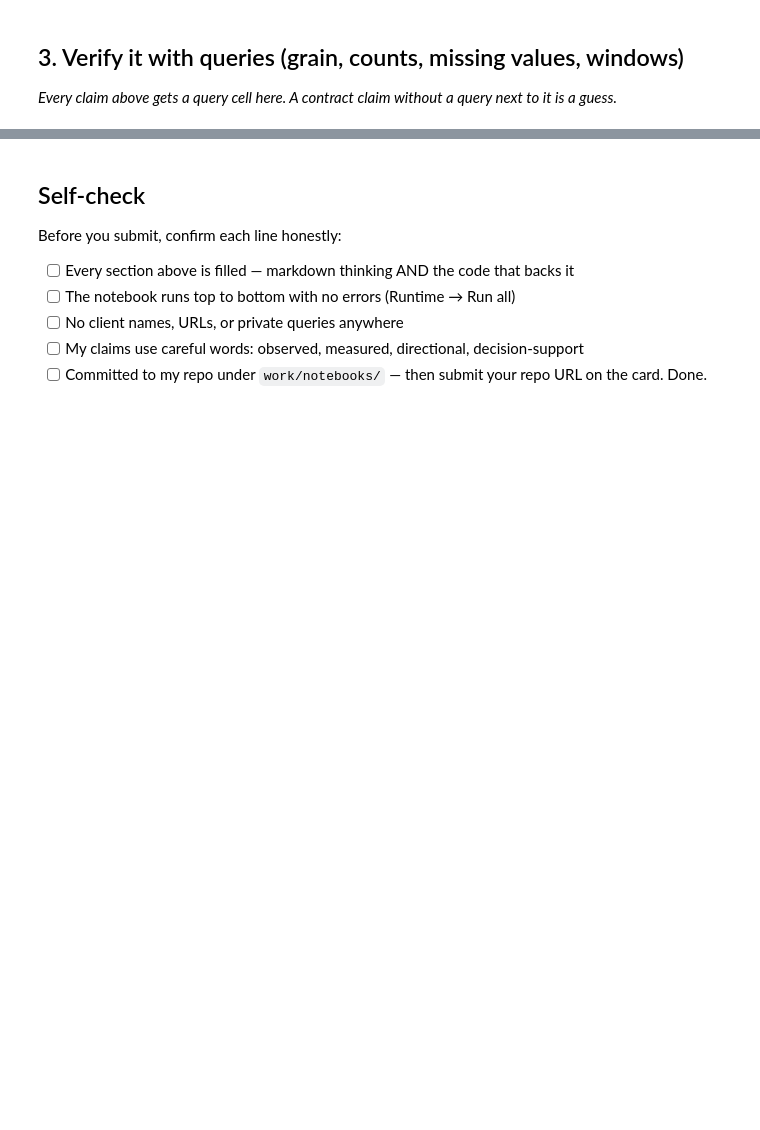
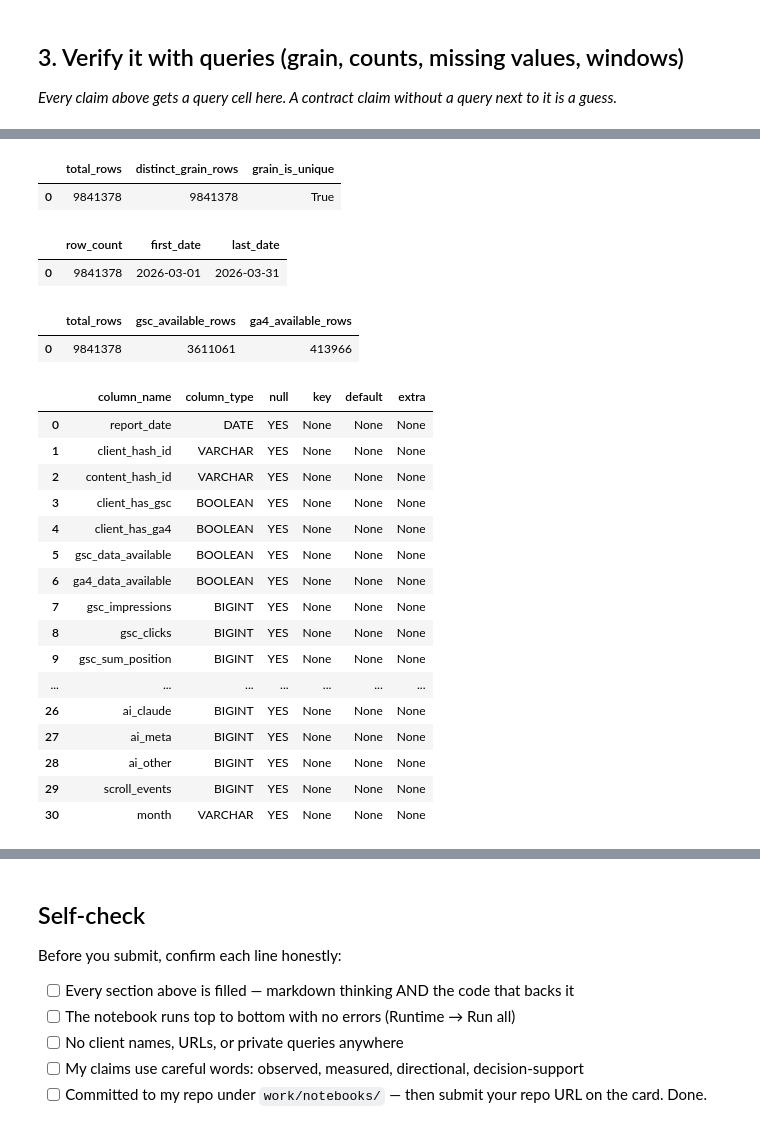
Before and after one commit to Shakir-j/flyrank-internship-ml, a Jupyter notebook: work/notebooks/w03_data_contract.ipynb, the cells around one changed output, grey strips where cells are left out. Cells and saved outputs as stored; diff of their text form; code cells hidden in the pictures; blank space fills up the shorter version.

Commit message:
Complete ML-04 data contract

```diff
--- a/work/notebooks/w03_data_contract.ipynb
+++ b/work/notebooks/w03_data_contract.ipynb
@@ -36,0 +91,80 @@ This skeleton is yours to fill. Work the sections **in order** — each one has
+# %%
+# Verification 1: source grain
+grain_check = con.sql("""
+    SELECT
+        COUNT(*) AS total_rows,
+        COUNT(DISTINCT (report_date, client_hash_id, content_hash_id)) AS distinct_grain_rows,
+        COUNT(*) = COUNT(DISTINCT (report_date, client_hash_id, content_hash_id)) AS grain_is_unique
+    FROM read_parquet(
+        'hf://datasets/FlyRank/internship-warehouse/fact_content_daily_performance/month=2026-03/*.parquet'
+    )
+""").df()
+
+grain_check
+# %% [output]
+|  | total_rows | distinct_grain_rows | grain_is_unique |
+| 0 | 9841378 | 9841378 | True |
+# %%
+# Verification 2: March row count and date span
+date_check = con.sql("""
+    SELECT
+        COUNT(*) AS row_count,
+        MIN(report_date) AS first_date,
+        MAX(report_date) AS last_date
+    FROM read_parquet(
+        'hf://datasets/FlyRank/internship-warehouse/fact_content_daily_performance/month=2026-03/*.parquet'
+    )
+""").df()
+
+date_check
+# %% [output]
+|  | row_count | first_date | last_date |
+| 0 | 9841378 | 2026-03-01 | 2026-03-31 |
+# %%
+# Verification 3: availability using IS TRUE
+availability_check = con.sql("""
+    SELECT
+        COUNT(*) AS total_rows,
+        COUNT(*) FILTER (
+            WHERE gsc_data_available IS TRUE
+        ) AS gsc_available_rows,
+        COUNT(*) FILTER (
+            WHERE ga4_data_available IS TRUE
+        ) AS ga4_available_rows
+    FROM read_parquet(
+        'hf://datasets/FlyRank/internship-warehouse/fact_content_daily_performance/month=2026-03/*.parquet'
+    )
+""").df()
+
+availability_check
+# %% [output]
+|  | total_rows | gsc_available_rows | ga4_available_rows |
+| 0 | 9841378 | 3611061 | 413966 |
+# %%
+# Inspect the complete March schema before building features
+schema_check = con.sql("""
+    DESCRIBE SELECT *
+    FROM read_parquet(
+        'hf://datasets/FlyRank/internship-warehouse/fact_content_daily_performance/month=2026-03/*.parquet'
+    )
+""").df()
+
+schema_check
+# %% [output]
+|  | column_name | column_type | null | key | default | extra |
+| 0 | report_date | DATE | YES | None | None | None |
+| 1 | client_hash_id | VARCHAR | YES | None | None | None |
+| 2 | content_hash_id | VARCHAR | YES | None | None | None |
+| 3 | client_has_gsc | BOOLEAN | YES | None | None | None |
+| 4 | client_has_ga4 | BOOLEAN | YES | None | None | None |
+| 5 | gsc_data_available | BOOLEAN | YES | None | None | None |
+| 6 | ga4_data_available | BOOLEAN | YES | None | None | None |
+| 7 | gsc_impressions | BIGINT | YES | None | None | None |
+| 8 | gsc_clicks | BIGINT | YES | None | None | None |
+| 9 | gsc_sum_position | BIGINT | YES | None | None | None |
+| ... | ... | ... | ... | ... | ... | ... |
+| 26 | ai_claude | BIGINT | YES | None | None | None |
+| 27 | ai_meta | BIGINT | YES | None | None | None |
+| 28 | ai_other | BIGINT | YES | None | None | None |
+| 29 | scroll_events | BIGINT | YES | None | None | None |
+| 30 | month | VARCHAR | YES | None | None | None |
```
Also changed, not shown: parts of 15 cells of this notebook.
